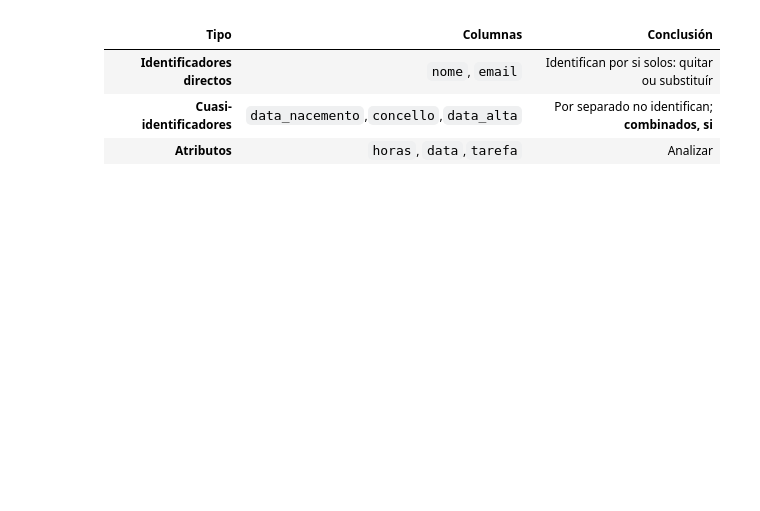
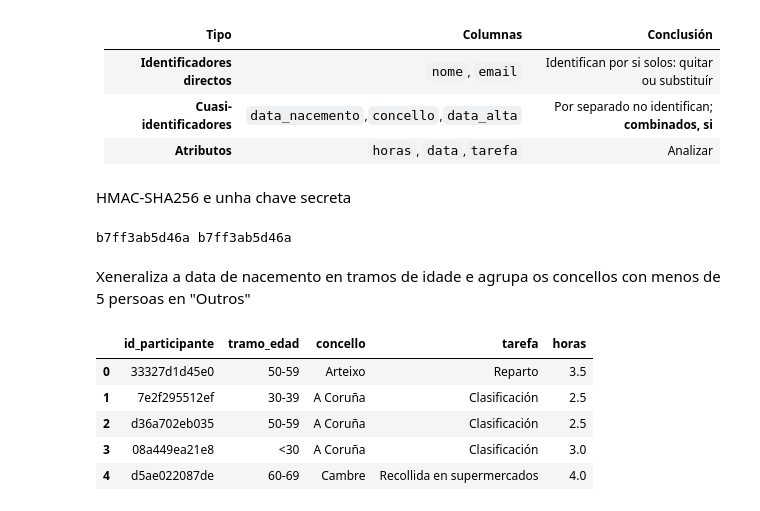
Before and after one commit to carolinamesacurso/Practica_Voluntariado, a Jupyter notebook: notebooks/voluntariado.ipynb, the cells around one changed output. Drawn from its saved outputs; the diff is of its cells as text; code cells hidden in the pictures; blank space fills up the shorter version.

```diff
--- a/notebooks/voluntariado.ipynb
+++ b/notebooks/voluntariado.ipynb
@@ -274,3 +290,40 @@ unido_si.head()
 | **Identificadores directos** | `nome`, `email` | Identifican por si solos: quitar ou substituír |
 | **Cuasi-identificadores** | `data_nacemento`,`concello`,`data_alta` | Por separado no identifican; **combinados, si** |
 | **Atributos** | `horas`, `data`,`tarefa` | Analizar |
+# %% [markdown]
+HMAC-SHA256 e unha chave secreta
+# %%
+# CHAVE = secrets.token_bytes(32)
+# print("CHAVE:", CHAVE)
+chave = os.getenv("HMAC_SECRET")
+
+# def pseudonimo(texto):
+#     return hmac.new(chave.encode(), texto.encode(), hashlib.sha256).hexdigest()
+def pseudonimo(texto):
+    return hmac.new(chave.encode(), texto.encode(), hashlib.sha256).hexdigest()[:12]
+print(pseudonimo("99861168K"), pseudonimo("99861168K")) #ejemplo de como funciona
+# %% [output]
+b7ff3ab5d46a b7ff3ab5d46a
+# %% [markdown]
+Xeneraliza a data de nacemento en tramos de idade e agrupa os concellos con menos de 5 persoas en "Outros"
+# %%
+xeral = merge_presentar.copy()
+
+idade = 2026 - pd.to_datetime(xeral["data_nacemento"]).dt.year
+xeral["tramo_edad"] = pd.cut(idade, bins=[0, 29, 39, 49, 59, 69, 120],
+                              labels=["<30", "30-39", "40-49", "50-59", "60-69", "70+"])
+
+frecuencias = xeral["concello"].value_counts()
+
+xeral.loc[xeral["concello"].map(frecuencias) < 10,"concello"] = "Otros" #el ejercicio nos dice menor que 5 , mirar si es menor que 10
+
+xeral["id_participante"] = xeral["clave_email"].map(pseudonimo) # hmac para los mails
+xeral = xeral[["id_participante", "tramo_edad","concello","tarefa","horas"]]
+xeral.head()
+# %% [output]
+|  | id_participante | tramo_edad | concello | tarefa | horas |
+| 0 | 33327d1d45e0 | 50-59 | Arteixo | Reparto | 3.5 |
+| 1 | 7e2f295512ef | 30-39 | A Coruña | Clasificación | 2.5 |
+| 2 | d36a702eb035 | 50-59 | A Coruña | Clasificación | 2.5 |
+| 3 | 08a449ea21e8 | <30 | A Coruña | Clasificación | 3.0 |
+| 4 | d5ae022087de | 60-69 | Cambre | Recollida en supermercados | 4.0 |
```
Also changed, not shown: parts of 10 cells of this notebook, 1 other file.
